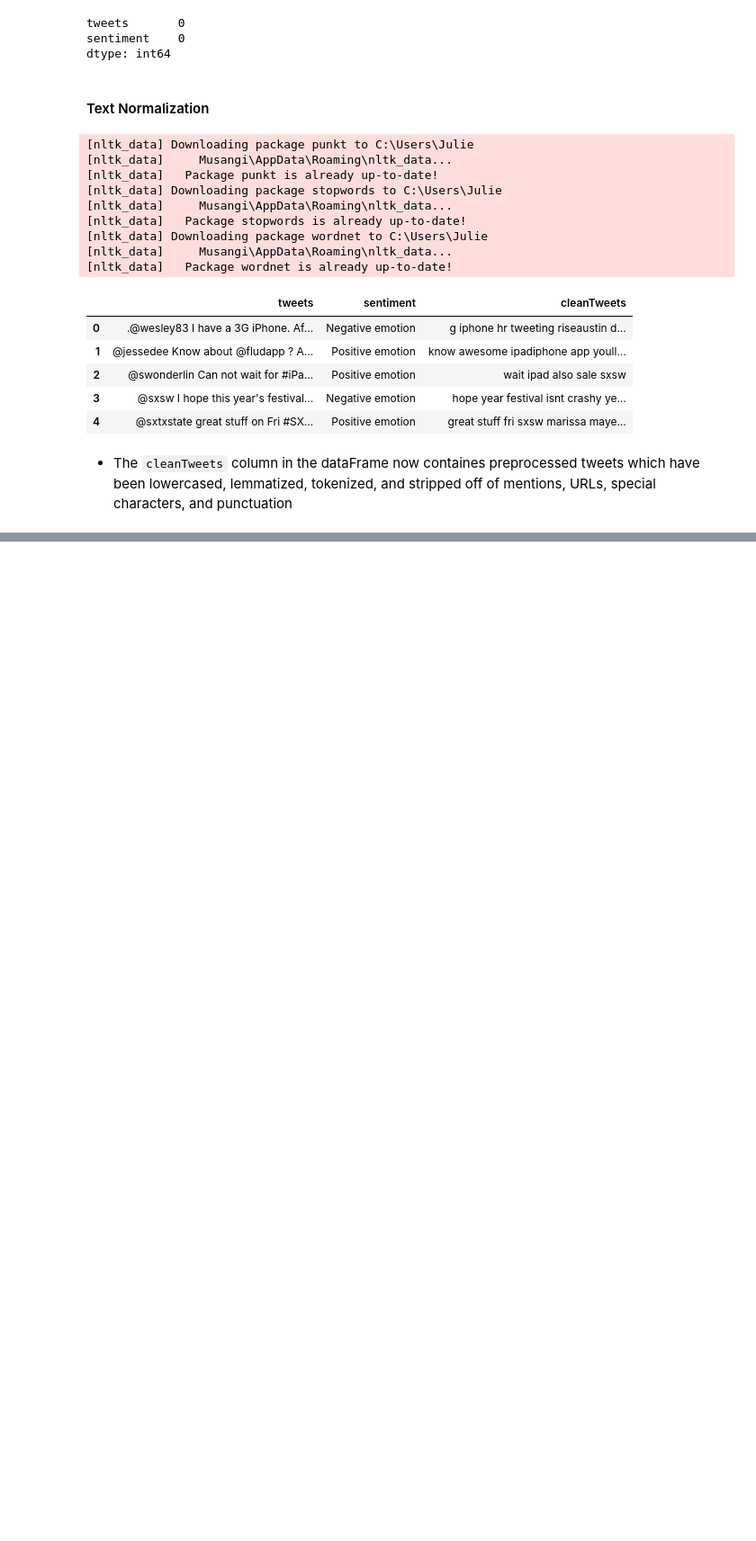
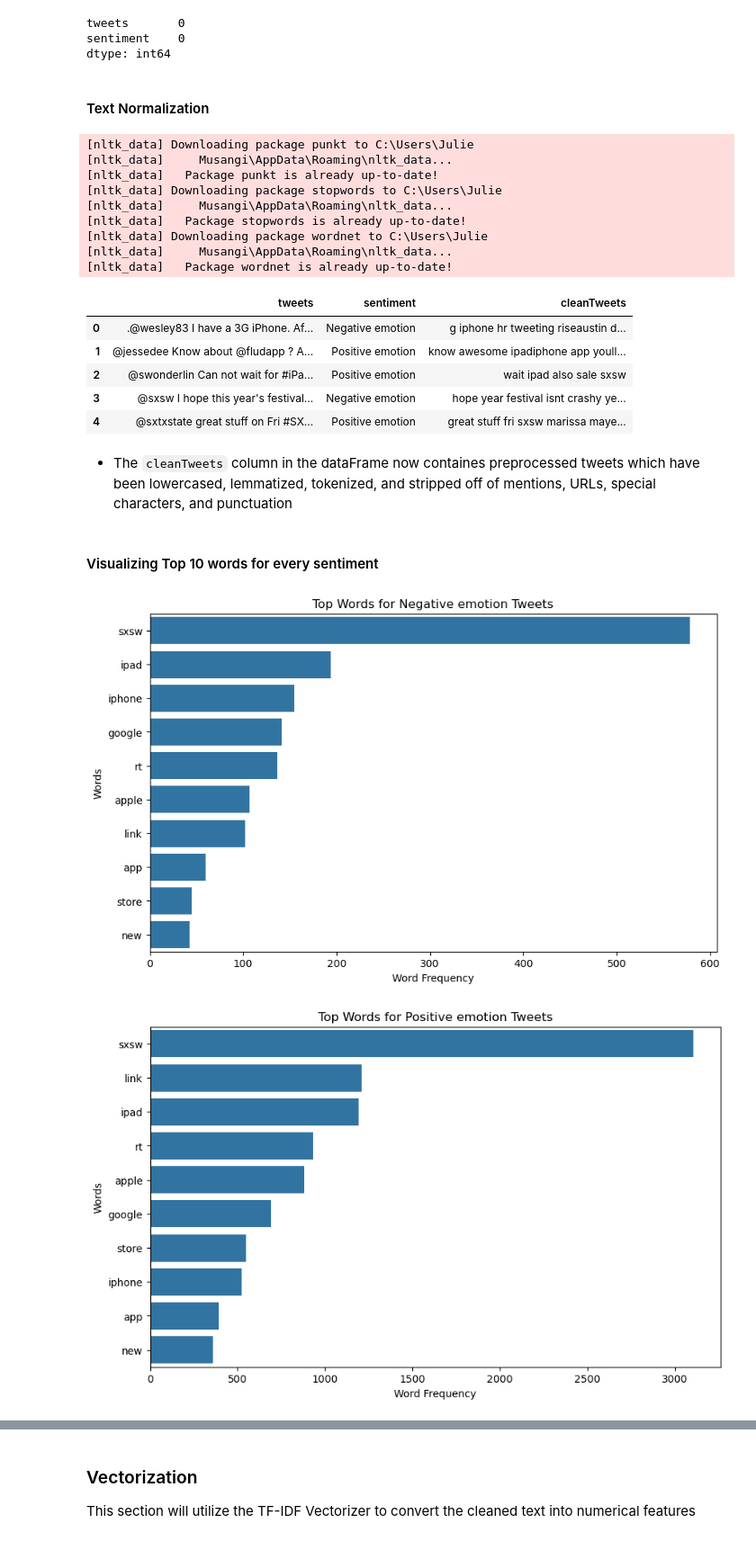
Before and after one commit to engige/NLP_Twitter_Sentiment_Analysis, a Jupyter notebook: notebooks/julian.ipynb, the cells around one changed output, grey strips where cells are left out. Shown: that part at 90% size. Drawn from its saved outputs; the diff is of its cells as text; code cells hidden in the pictures; blank space fills up the shorter version.

Commit message:
Beginning vectorization

```diff
--- a/notebooks/julian.ipynb
+++ b/notebooks/julian.ipynb
@@ -218,3 +218,43 @@ text_df_modified.head()
 | 4 | @sxtxstate great stuff on Fri #SX... | Positive emotion | great stuff fri sxsw marissa maye... |
 # %% [markdown]
 - The `cleanTweets` column in the dataFrame now containes preprocessed tweets which have been lowercased, lemmatized, tokenized, and stripped off of mentions, URLs, special characters, and punctuation
+# %% [markdown]
+#### Visualizing Top 10 words for every sentiment
+# %%
+from sklearn.feature_extraction.text import CountVectorizer
+
+# Initialize CountVectorizer
+vectorizer = CountVectorizer(stop_words='english')
+
+# Generate bar plots for each sentiment class
+for sentiment in text_df_modified['sentiment'].unique():
+    # Filter the DataFrame by sentiment
+    sentiment_df = text_df_modified[text_df_modified['sentiment'] == sentiment]
+
+    # Create a document-term matrix
+    X = vectorizer.fit_transform(sentiment_df['cleanTweets'])
+
+    # Sum the occurrences of each word
+    word_counts = X.toarray().sum(axis=0)
+
+    # Get the words and their respective counts
+    words = vectorizer.get_feature_names_out()
+    word_freq = dict(zip(words, word_counts))
+
+    # Convert to DataFrame for easier plotting
+    word_freq_df = pd.DataFrame(list(word_freq.items()), columns=['word', 'count'])
+
+    # Sort the DataFrame by count
+    word_freq_df = word_freq_df.sort_values(by='count', ascending=False).head(10)  # Top 10 words
+
+    # Plot the top 10 words as a bar plot
+
+    plt.figure(figsize=(10, 6))
+    sns.barplot(x='count', y='word', data=word_freq_df)
+    plt.title(f'Top Words for {sentiment} Tweets')
+    plt.xlabel('Word Frequency')
+    plt.ylabel('Words')
+    plt.show()
+# %% [output]
+[figure, added]
+[figure, added]
@@ -220,0 +263,3 @@ text_df_modified.head()
+# %% [markdown]
+### Vectorization
+This section will utilize the TF-IDF Vectorizer to convert the cleaned text into numerical features
```
Also changed, not shown: parts of 1 cell of this notebook.
